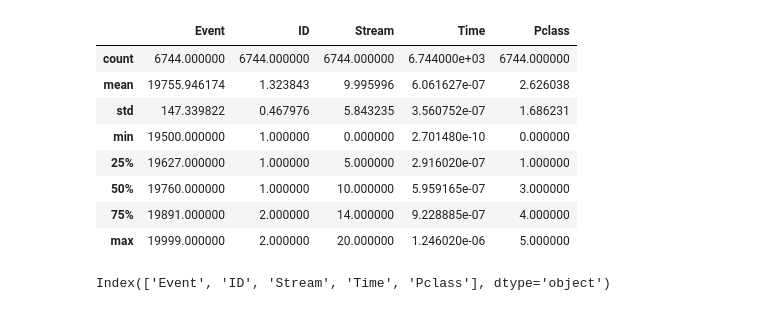
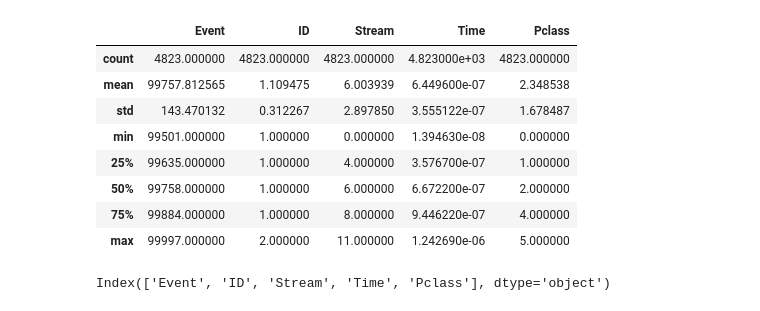
Before and after one commit to Fabiocufino/CMS-SpikingNeuralNetwork, a Jupyter notebook: Code/PythonTools/KNN.ipynb, the cells around one changed output. Drawn from its saved outputs; the diff is of its cells as text; code cells hidden in the pictures.

```diff
--- a/Code/PythonTools/KNN.ipynb
+++ b/Code/PythonTools/KNN.ipynb
@@ -6,20 +6,20 @@ import matplotlib.pyplot as plt
 import seaborn as sns
 import scipy.stats as stats
 # %%
-file = '/Users/Fabio/Desktop/CMS-SpikingNeuralNetwork/Code/MODE/CSV/NL0=6_NL1=6_NCl=6_CF01=1.00_CFI0=1.00_CFI1=1.00_alfa=0.50_output.csv'
+file = '/Users/Fabio/Desktop/CMS-SpikingNeuralNetwork/Code/MODE/CSV/23.csv'
 data_pd = pd.read_csv(file) #NEW WORKs
 # data_pd = pd.read_csv("NL0=20_NL1=20_NCl=6_CF01=1.00_CFI0=1.00_CFI1=1.00_alfa=0.90_output.csv") #OLD WORKS
 data_pd.describe()
 # %% [output]
 |  | Event | ID | Stream | Time | Pclass |
-| count | 6744.000000 | 6744.000000 | 6744.000000 | 6.744000e+03 | 6744.000000 |
-| mean | 19755.946174 | 1.323843 | 9.995996 | 6.061627e-07 | 2.626038 |
-| std | 147.339822 | 0.467976 | 5.843235 | 3.560752e-07 | 1.686231 |
-| min | 19500.000000 | 1.000000 | 0.000000 | 2.701480e-10 | 0.000000 |
-| 25% | 19627.000000 | 1.000000 | 5.000000 | 2.916020e-07 | 1.000000 |
-| 50% | 19760.000000 | 1.000000 | 10.000000 | 5.959165e-07 | 3.000000 |
-| 75% | 19891.000000 | 2.000000 | 14.000000 | 9.228885e-07 | 4.000000 |
-| max | 19999.000000 | 2.000000 | 20.000000 | 1.246020e-06 | 5.000000 |
+| count | 4823.000000 | 4823.000000 | 4823.000000 | 4.823000e+03 | 4823.000000 |
+| mean | 99757.812565 | 1.109475 | 6.003939 | 6.449600e-07 | 2.348538 |
+| std | 143.470132 | 0.312267 | 2.897850 | 3.555122e-07 | 1.678487 |
+| min | 99501.000000 | 1.000000 | 0.000000 | 1.394630e-08 | 0.000000 |
+| 25% | 99635.000000 | 1.000000 | 4.000000 | 3.576700e-07 | 1.000000 |
+| 50% | 99758.000000 | 1.000000 | 6.000000 | 6.672200e-07 | 2.000000 |
+| 75% | 99884.000000 | 1.000000 | 8.000000 | 9.446220e-07 | 4.000000 |
+| max | 99997.000000 | 2.000000 | 11.000000 | 1.242690e-06 | 5.000000 |
 # %%
 print(data_pd.keys())
 # %% [output]
```
Also changed, not shown: parts of 11 cells of this notebook, 55 other files.
